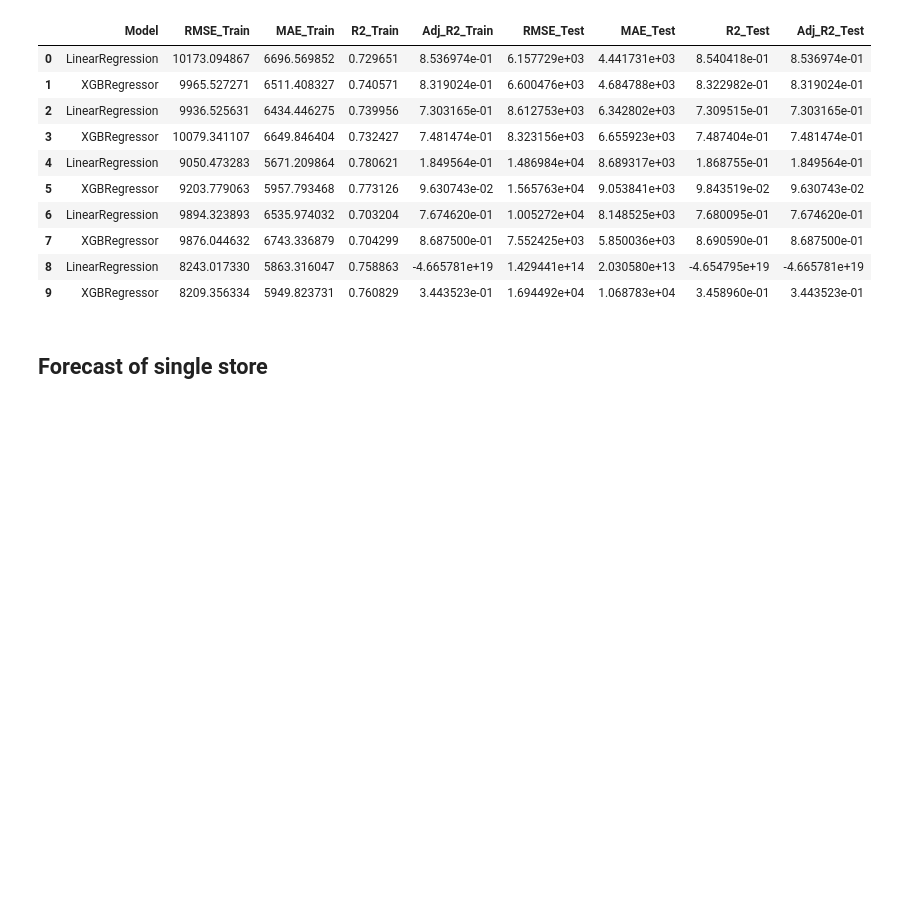
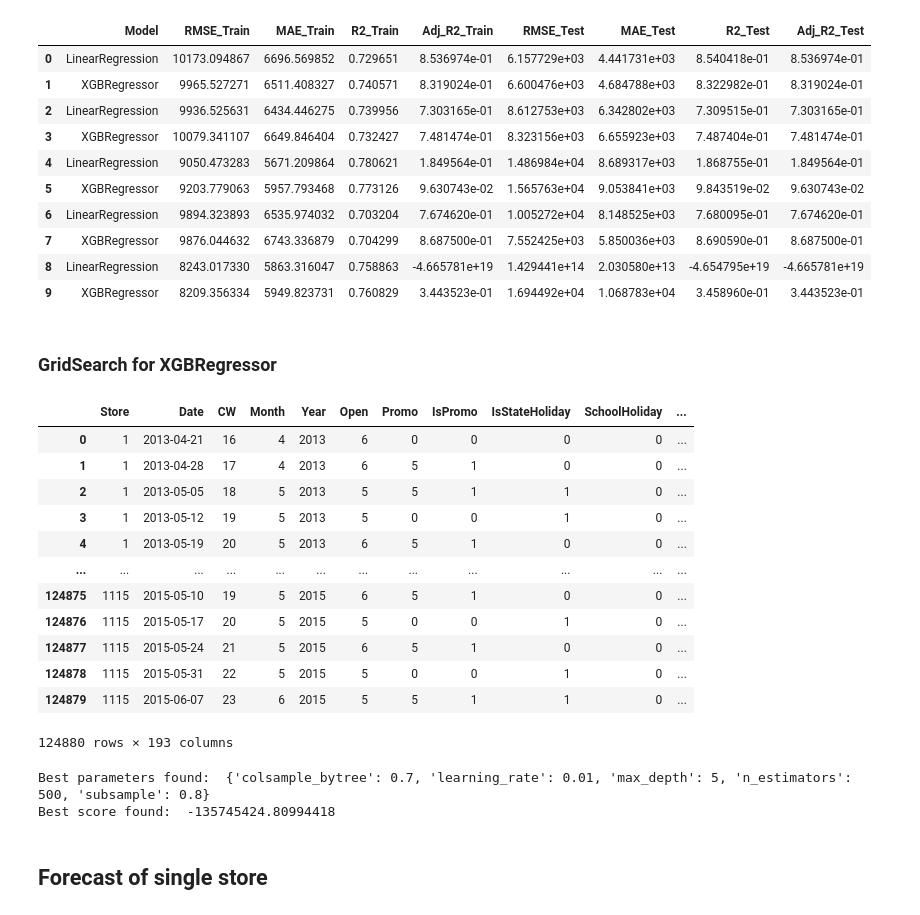
Before and after one commit to Dsite42/Capstone_Project_Rossmann, a Jupyter notebook: Capstone Projekt Rossmann - Predictive Modeling.ipynb, the cells around one changed output. Saved outputs shown, nothing was run; the diff lists cells and outputs as text; code cells hidden in the pictures; blank space fills up the shorter version.

```diff
--- a/Capstone Projekt Rossmann - Predictive Modeling.ipynb
+++ b/Capstone Projekt Rossmann - Predictive Modeling.ipynb
@@ -750,6 +753,75 @@ test: (8, 22) Test Start Index: -56 Test End Index: -48
 | 7 | XGBRegressor | 9876.044632 | 6743.336879 | 0.704299 | 8.687500e-01 | 7.552425e+03 | 5.850036e+03 | 8.690590e-01 | 8.687500e-01 |
 | 8 | LinearRegression | 8243.017330 | 5863.316047 | 0.758863 | -4.665781e+19 | 1.429441e+14 | 2.030580e+13 | -4.654795e+19 | -4.665781e+19 |
 | 9 | XGBRegressor | 8209.356334 | 5949.823731 | 0.760829 | 3.443523e-01 | 1.694492e+04 | 1.068783e+04 | 3.458960e-01 | 3.443523e-01 |
+# %% [markdown]
+### GridSearch for XGBRegressor
+# %%
+df = pd.read_csv('df_nans_handeled_cat_power_with_date.csv')
+df = df.sort_values(by='Date')
+df
+# %% [output]
+|  | Store | Date | CW | Month | Year | Open | Promo | IsPromo | IsStateHoliday | SchoolHoliday | ... |
+| 0 | 1 | 2013-04-21 | 16 | 4 | 2013 | 6 | 0 | 0 | 0 | 0 | ... |
+| 1 | 1 | 2013-04-28 | 17 | 4 | 2013 | 6 | 5 | 1 | 0 | 0 | ... |
+| 2 | 1 | 2013-05-05 | 18 | 5 | 2013 | 5 | 5 | 1 | 1 | 0 | ... |
+| 3 | 1 | 2013-05-12 | 19 | 5 | 2013 | 5 | 0 | 0 | 1 | 0 | ... |
+| 4 | 1 | 2013-05-19 | 20 | 5 | 2013 | 6 | 5 | 1 | 0 | 0 | ... |
+| ... | ... | ... | ... | ... | ... | ... | ... | ... | ... | ... | ... |
+| 124875 | 1115 | 2015-05-10 | 19 | 5 | 2015 | 6 | 5 | 1 | 0 | 0 | ... |
+| 124876 | 1115 | 2015-05-17 | 20 | 5 | 2015 | 5 | 0 | 0 | 1 | 0 | ... |
+| 124877 | 1115 | 2015-05-24 | 21 | 5 | 2015 | 6 | 5 | 1 | 0 | 0 | ... |
+| 124878 | 1115 | 2015-05-31 | 22 | 5 | 2015 | 5 | 0 | 0 | 1 | 0 | ... |
+| 124879 | 1115 | 2015-06-07 | 23 | 6 | 2015 | 5 | 5 | 1 | 1 | 0 | ... |
+124880 rows × 193 columns
+# %%
+#Find best hyperparameters for XGBRegressor
+
+df_to_use = df[['Store', 'Future_Sales', 'Open', 'Promo', 'IsPromo', 'StateHoliday_b', 'Sales_Lag_1',
+       'Sales_Lag_1_MA_6', 'Sales_Lag_1_MA_8', 'Sales_Lag_2_MA_8',
+       'Sales_Lag_3_MA_8', 'Sales_Lag_5_MA_8', 'Sales_Lag_8_MA_8',
+       'SalesPerCustomer_Lag_3_MA_6', 'SalesPerCustomer_Lag_8',
+       'SalesPerOpenDay_Lag_1', 'SalesPerOpenDay_Lag_4_MA_6',
+       'Customers_Lag_1_MA_6', 'Customers_Lag_3_MA_4', 'Customers_Lag_6',
+       'Customers_Lag_8_MA_8', 'CustomersPerOpenDay_Lag_6']]
+
+X_train = df_to_use.drop(columns=['Future_Sales'])
+y_train = df_to_use['Future_Sales']
+
+from xgboost import XGBRegressor
+from sklearn.model_selection import GridSearchCV, TimeSeriesSplit
+from sklearn.metrics import mean_squared_error, make_scorer
+
+# Define your XGBRegressor model
+model = XGBRegressor(random_state=42)
+
+# Define the parameter grid to search
+param_grid = {
+    'max_depth': [3, 5, 7],
+    'learning_rate': [0.01, 0.1, 0.2],
+    'n_estimators': [100, 500, 1000],
+    'subsample': [0.7, 0.8, 0.9],
+    'colsample_bytree': [0.7, 0.8, 0.9],
+}
+
+# Define the TimeSeriesSplit cross-validator
+tscv = TimeSeriesSplit(n_splits=5)
+
+# Define your scoring function, e.g., negative mean squared error
+scorer = make_scorer(mean_squared_error, greater_is_better=False)
+
+# Set up the GridSearchCV object
+grid_search = GridSearchCV(estimator=model, param_grid=param_grid, cv=tscv, scoring=scorer, n_jobs=-1)
+
+# Assume X_train, y_train are your features and targets
+# Fit the GridSearchCV object to the data
+grid_search.fit(X_train, y_train)
+
+# Print the best parameters and the corresponding score
+print("Best parameters found: ", grid_search.best_params_)
+print("Best score found: ", grid_search.best_score_)
+# %% [output]
+Best parameters found:  {'colsample_bytree': 0.7, 'learning_rate': 0.01, 'max_depth': 5, 'n_estimators': 500, 'subsample': 0.8}
+Best score found:  -135745424.80994418
 # %% [markdown]
 ## Forecast of single store
 # %%
```
Also changed, not shown: parts of 2 cells of this notebook.
